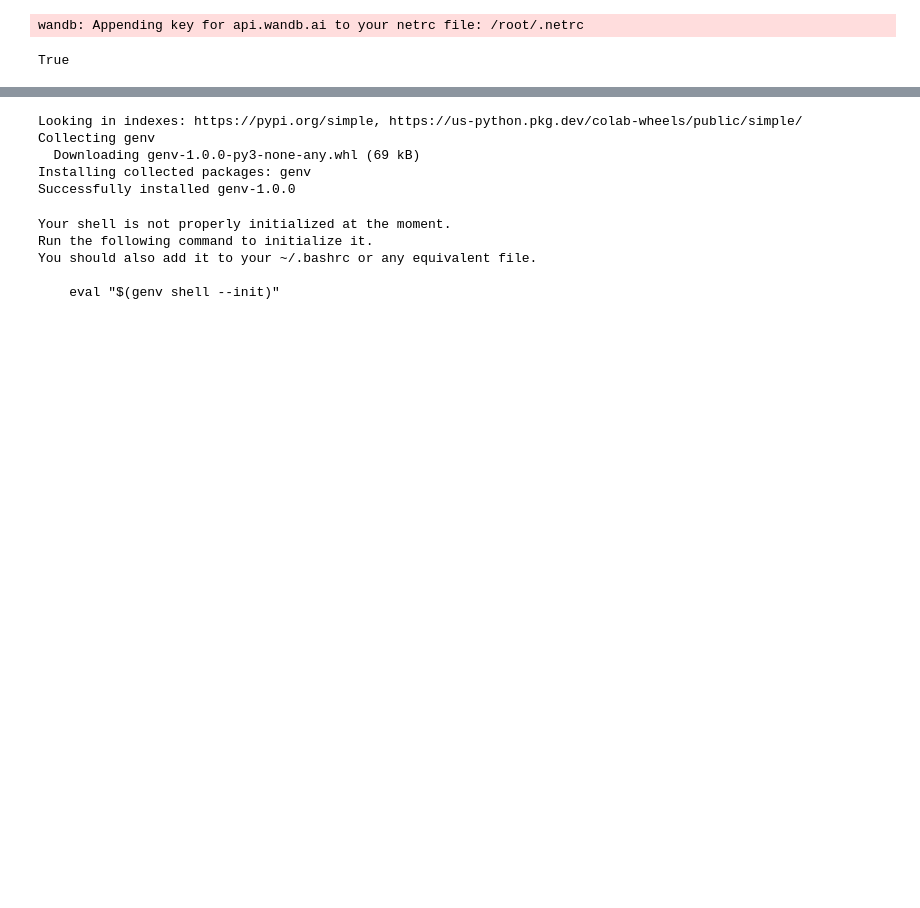
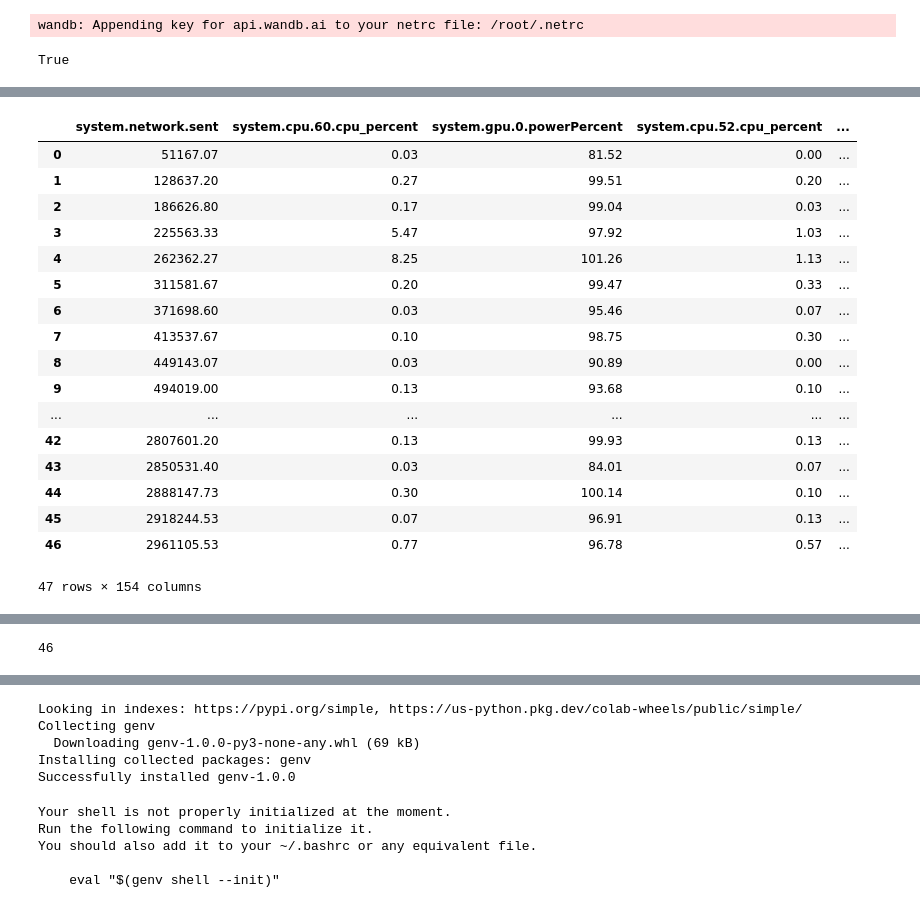
Before and after one commit to utensil/llm-playground, a Jupyter notebook: notebooks/axolotl/colab/nvitop.ipynb, the cells around one changed output, grey strips where cells are left out. Drawn from its saved outputs; the diff is of its cells as text; code cells hidden in the pictures; blank space fills up the shorter version.

```diff
--- a/notebooks/axolotl/colab/nvitop.ipynb
+++ b/notebooks/axolotl/colab/nvitop.ipynb
@@ -218,0 +250,21 @@ wandb.apis.public.Project
+# %%
+run.history(stream='system')
+# %% [output]
+|  | system.network.sent | system.cpu.60.cpu_percent | system.gpu.0.powerPercent | system.cpu.52.cpu_percent | ... |
+| 0 | 51167.07 | 0.03 | 81.52 | 0.00 | ... |
+| 1 | 128637.20 | 0.27 | 99.51 | 0.20 | ... |
+| 2 | 186626.80 | 0.17 | 99.04 | 0.03 | ... |
+| 3 | 225563.33 | 5.47 | 97.92 | 1.03 | ... |
+| 4 | 262362.27 | 8.25 | 101.26 | 1.13 | ... |
+| 5 | 311581.67 | 0.20 | 99.47 | 0.33 | ... |
+| 6 | 371698.60 | 0.03 | 95.46 | 0.07 | ... |
+| 7 | 413537.67 | 0.10 | 98.75 | 0.30 | ... |
+| 8 | 449143.07 | 0.03 | 90.89 | 0.00 | ... |
+| 9 | 494019.00 | 0.13 | 93.68 | 0.10 | ... |
+| ... | ... | ... | ... | ... | ... |
+| 42 | 2807601.20 | 0.13 | 99.93 | 0.13 | ... |
+| 43 | 2850531.40 | 0.03 | 84.01 | 0.07 | ... |
+| 44 | 2888147.73 | 0.30 | 100.14 | 0.10 | ... |
+| 45 | 2918244.53 | 0.07 | 96.91 | 0.13 | ... |
+| 46 | 2961105.53 | 0.77 | 96.78 | 0.57 | ... |
+47 rows × 154 columns
@@ -218,0 +276,4 @@ wandb.apis.public.Project
+# %%
+len(runs)
+# %% [output]
+46
```
Also changed, not shown: parts of 10 cells of this notebook.
